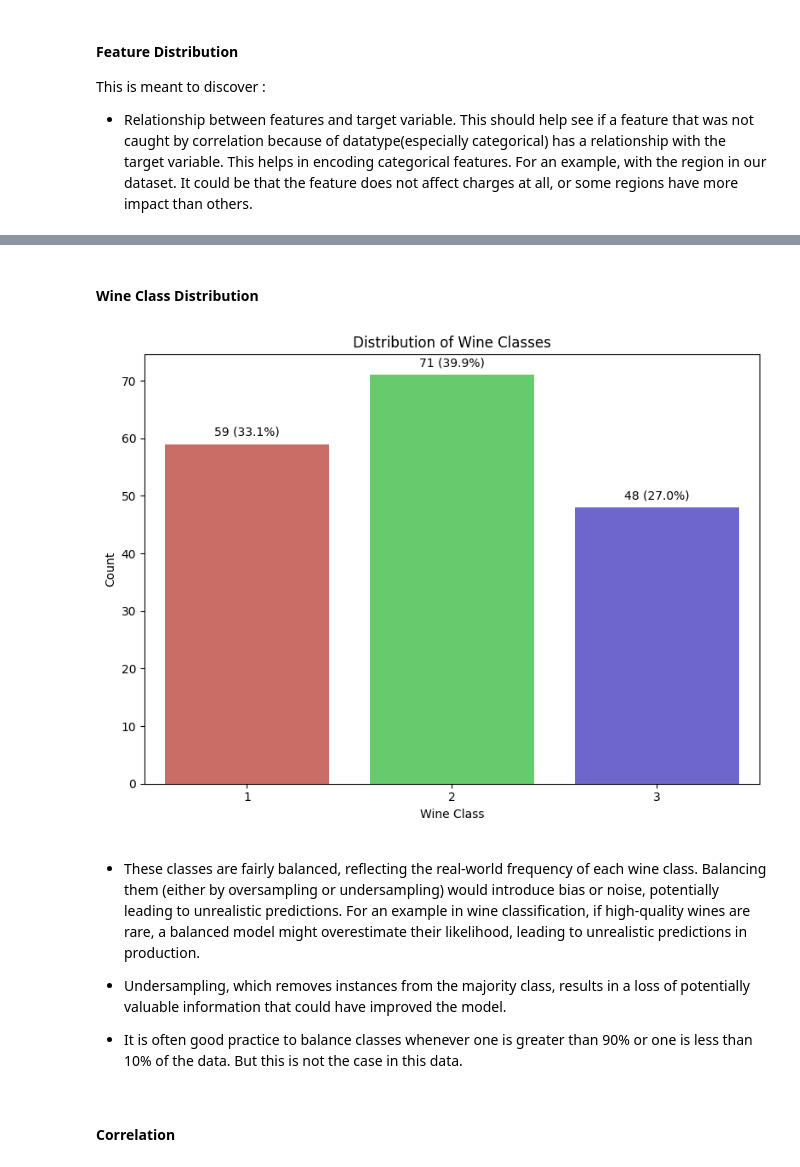
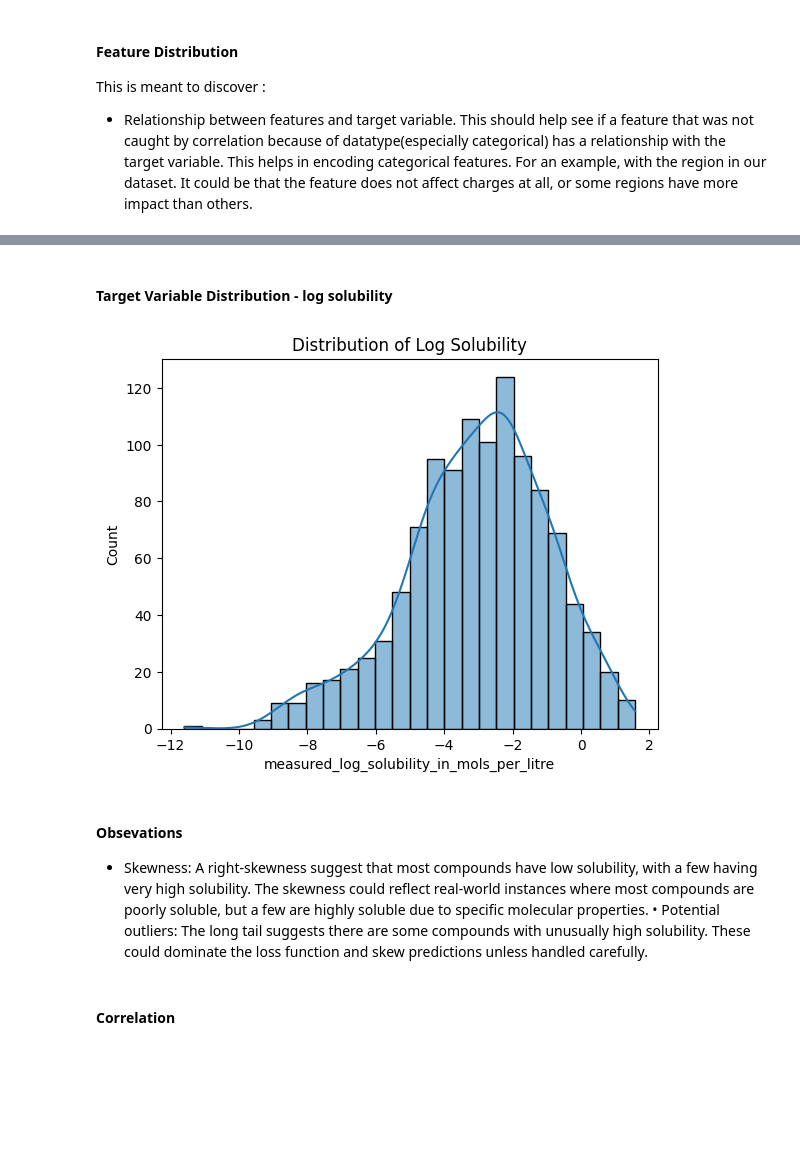
Before and after one commit to kwanda2426/projects, a Jupyter notebook: ML_In_Chem/Solubility_Reg_1077167_v1.ipynb, the cells around one changed output, grey strips where cells are left out. Drawn from its saved outputs; the diff is of its cells as text; code cells hidden in the pictures; blank space fills up the shorter version.

```diff
--- a/ML_In_Chem/Solubility_Reg_1077167_v1.ipynb
+++ b/ML_In_Chem/Solubility_Reg_1077167_v1.ipynb
@@ -259,32 +259,15 @@ df.head()
-# %% [markdown]
-#### Wine Class Distribution
-# %%
-df_1 = df.copy()
-total = len(df_1)
-
-plt.figure(figsize=(8, 6))
-ax = sns.countplot(x='wine', data=df_1, palette='hls')
-plt.title("Distribution of Wine Classes")
-plt.xlabel("Wine Class")
-plt.ylabel("Count")
-
-# Add count and percentage labels
-for p in ax.patches:
-    count = int(p.get_height())
-    percent = f"{100 * count / total:.1f}%"
-    label = f"{count} ({percent})"
-    x = p.get_x() + p.get_width() / 2
-    y = p.get_height()
-    ax.text(x, y + 1, label, ha = "center", va = "bottom", fontsize = 10)
-
-plt.tight_layout()
-plt.show()
-# %% [output]
-[figure, removed]
-# %% [markdown]
-- These classes are fairly balanced, reflecting the real-world frequency of each wine class. Balancing them (either by oversampling or undersampling) would introduce bias or noise, potentially leading to unrealistic predictions. For an example in wine classification, if high-quality wines are rare, a balanced model might overestimate their likelihood, leading to unrealistic predictions in production.
-- Undersampling, which removes instances from the majority class, results in a loss of potentially valuable information that could have improved the model.
-
-- It is often good practice to balance classes whenever one is greater than  90% or one is less than 10%  of the data. But this is not the case in this data.
+# %% [markdown]
+#### Target Variable Distribution - log solubility
+# %%
+sns.histplot(df['measured_log_solubility_in_mols_per_litre'], kde=True)
+plt.title('Distribution of Log Solubility')
+plt.show()
+# %% [output]
+[figure, added]
+# %% [markdown]
+#### **Obsevations**
+
+- Skewness: A right-skewness suggest that most compounds have low solubility, with a few having very high solubility. The skewness could reflect real-world instances where most compounds are poorly soluble, but a few are highly soluble due to specific molecular properties.
+• 	Potential outliers: The long tail suggests there are some compounds with unusually high solubility. These could dominate the loss function and skew predictions unless handled carefully.
 # %% [markdown]
 #### Correlation
```
Also changed, not shown: parts of 4 cells of this notebook.
